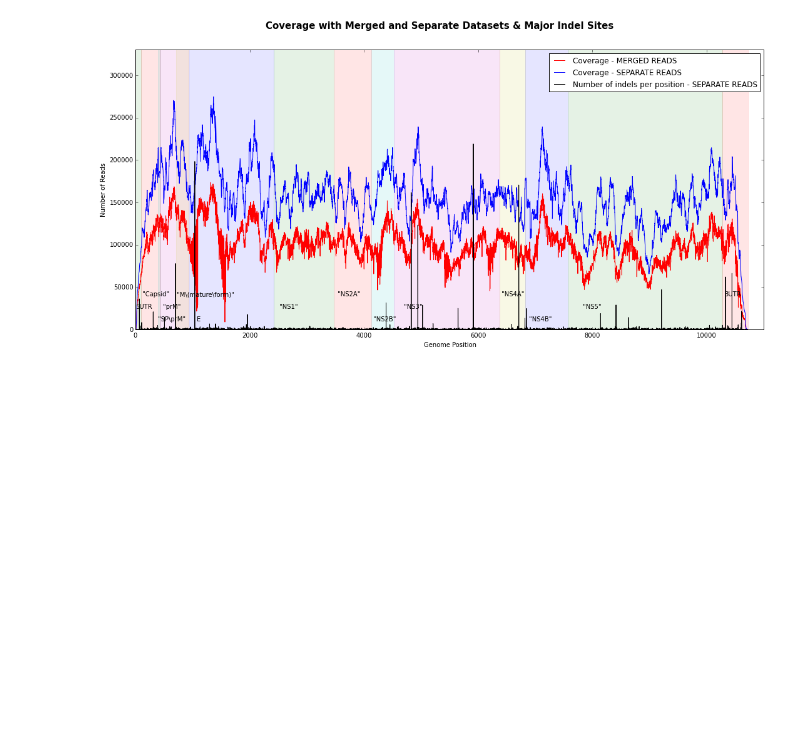
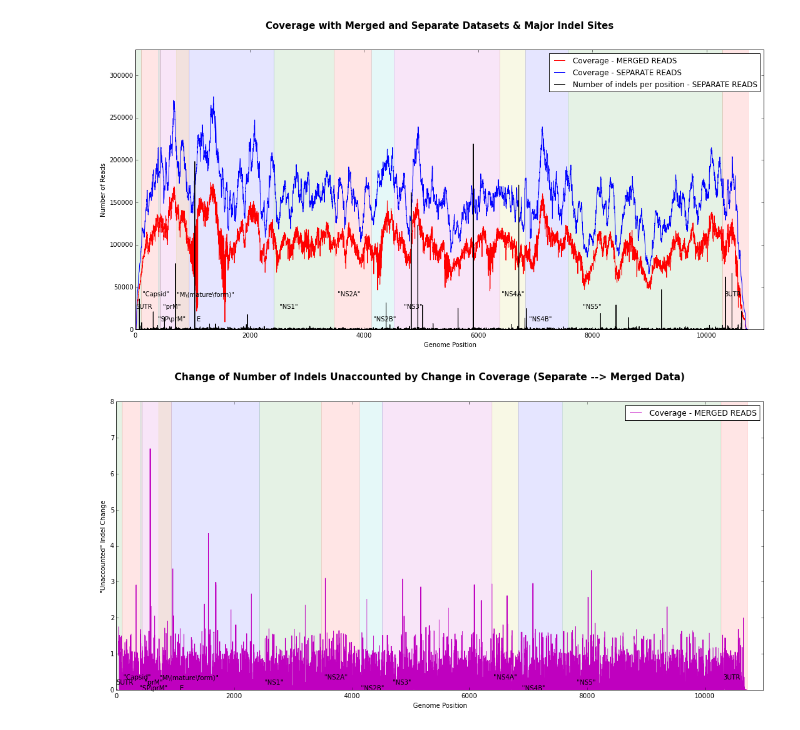
Before and after one commit to pvmarkov/DENGOMICS, a Jupyter notebook: analysis notebooks/Comparing Indels Between Merged and Separate Reads .bam.ipynb, the cells around one changed output. Saved outputs shown, nothing was run; the diff lists cells and outputs as text; code cells hidden in the pictures; blank space fills up the shorter version.

Commit message:
Some further analysis of relationship between indel numbers and coverage

```diff
--- a/analysis notebooks/Comparing Indels Between Merged and Separate Reads .bam.ipynb
+++ b/analysis notebooks/Comparing Indels Between Merged and Separate Reads .bam.ipynb
@@ -90,3 +116,28 @@ for gene in annots_list:
     color += 1/len(annots_list)
 # %% [output]
 [figure]
+# %%
+%matplotlib inline
+rcParams['figure.figsize'] = 18, 8
+lesser_sites_number = min(len(counts_dataframe_merged ['position']), len(counts_dataframe_separate ['position']))
+range_of_sites = list (range (0, lesser_sites_number))
+plt.suptitle('Change of Number of Indels Unaccounted by Change in Coverage (Separate --> Merged Data)', fontsize=15, fontweight='bold')
+plt.plot (counts_dataframe_merged ['position'][range_of_sites], (counts_dataframe_merged ['number_of_indels_by_position'][range_of_sites]/counts_dataframe_separate ['number_of_indels_by_position'][range_of_sites])/ (counts_dataframe_merged ['coverage'][range_of_sites]/counts_dataframe_separate ['coverage'][range_of_sites]), 'm-')
+plt.xlabel ('Genome Position')
+plt.ylabel ('"Unaccounted" Indel Change')
+fig_size = rcParams["figure.figsize"]
+plt.legend (['Coverage - MERGED READS', 'Coverage - SEPARATE READS', 'Number of indels per position - SEPARATE READS'], loc = 'upper right')
+axis_lower_limit = 0
+axis_upper_limit = 8
+plt.axis ([0, 11000, axis_lower_limit, axis_upper_limit])
+color = 0.0
+fcolor = list ('bgrcmybgrcmybgrcmybgrcmy')
+color_counter = 0
+for gene in annots_list:
+    color_counter +=1
+    plt.axvspan(gene.start, gene.end, color = (fcolor [color_counter]), alpha = 0.1) #, label='NS5B')
+    plt.text (gene.start + ((gene.end - gene.start)/10), (0.15 *(color_counter%3)) , gene.name, rotation=0)
+    #print (color_counter%3)
+    color += 1/len(annots_list)
+# %% [output]
+[figure, added]
```
Also changed, not shown: parts of 10 cells of this notebook, 12 other files.
